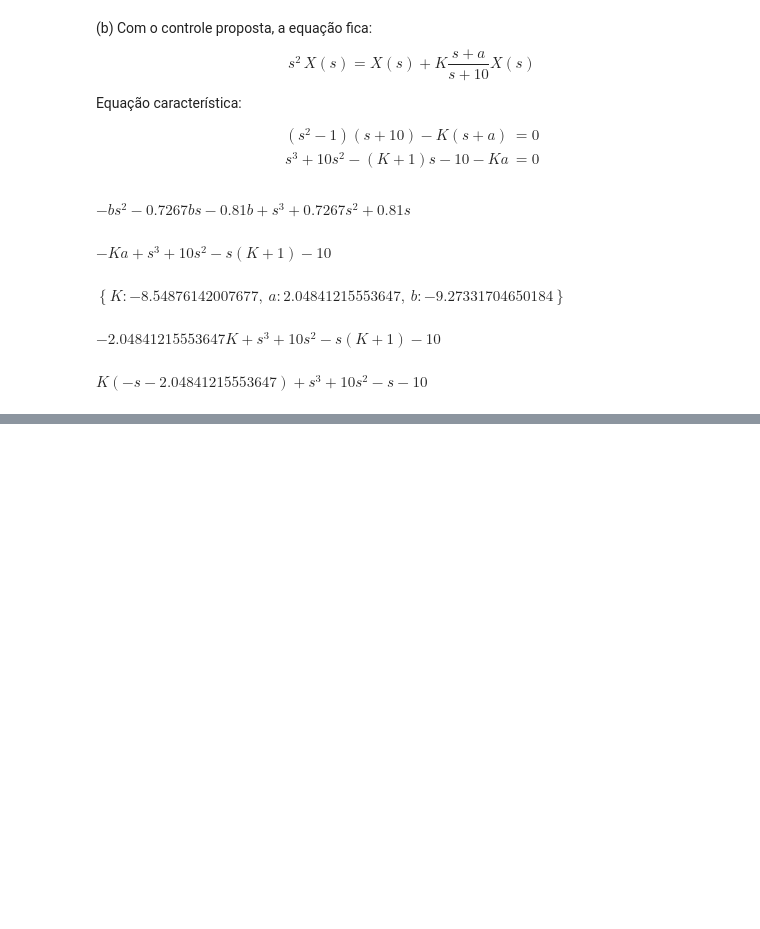
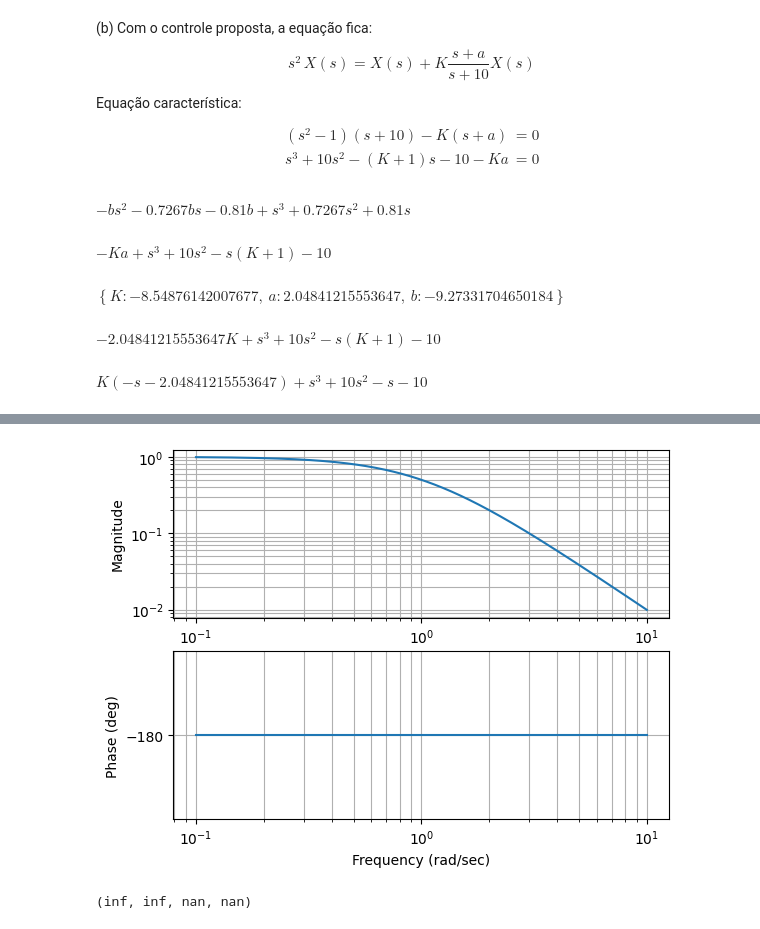
Before and after one commit to rsbayma/Controle-II, a Jupyter notebook: Estados/Problemas e exercícios/Roteiro de estudo - Compensadores.ipynb, the cells around one changed output, grey strips where cells are left out. Drawn from its saved outputs; the diff is of its cells as text; code cells hidden in the pictures; blank space fills up the shorter version.

```diff
--- a/Estados/Problemas e exercícios/Roteiro de estudo - Compensadores.ipynb
+++ b/Estados/Problemas e exercícios/Roteiro de estudo - Compensadores.ipynb
@@ -307,0 +304,10 @@ $$
+# %%
+# (c) e(d)
+planta = ct.tf(1,[1,0,-1])
+_ = ct.bode(planta)
+# %% [output]
+[figure, added]
+# %%
+ct.margin(planta)
+# %% [output]
+(inf, inf, nan, nan)
```
Also changed, not shown: parts of 23 cells of this notebook, 2 other files.
